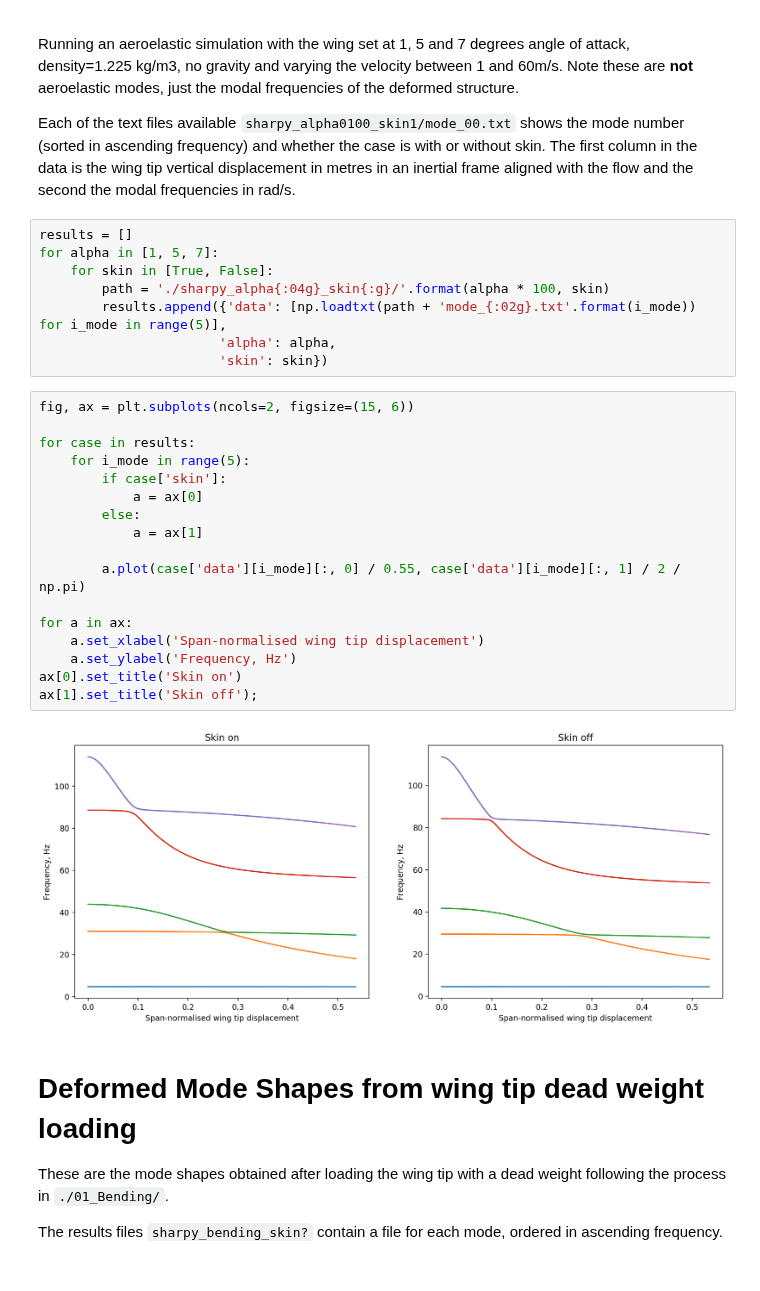
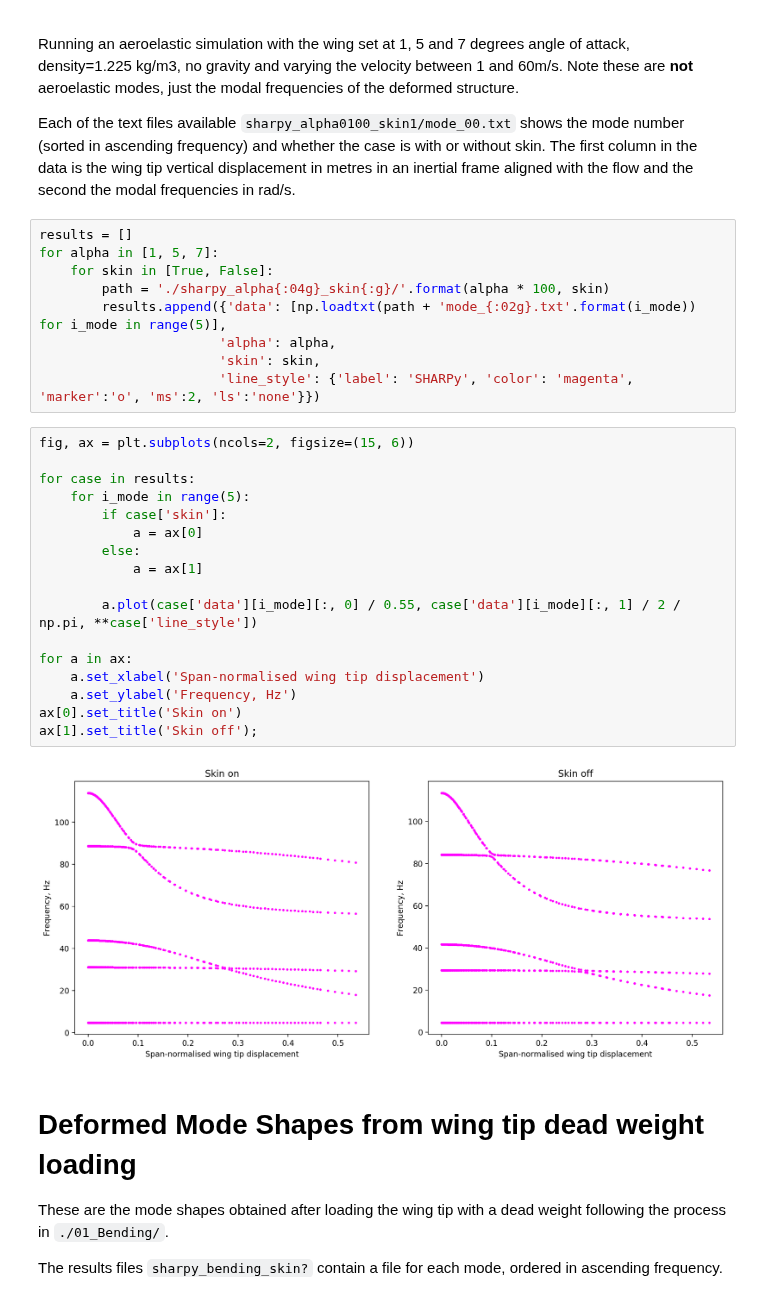
Before and after one commit to ngoiz/pazy-aepw3-results, a Jupyter notebook: 04_DeformedModal/04_DeformedModalResults.ipynb, the cells around one changed output. Cells and saved outputs as stored; diff of their text form.

Commit message:
Update style in plots

```diff
--- a/04_DeformedModal/04_DeformedModalResults.ipynb
+++ b/04_DeformedModal/04_DeformedModalResults.ipynb
@@ -29,26 +29,27 @@ for alpha in [1, 5, 7]:
         path = './sharpy_alpha{:04g}_skin{:g}/'.format(alpha * 100, skin)
         results.append({'data': [np.loadtxt(path + 'mode_{:02g}.txt'.format(i_mode)) for i_mode in range(5)],
                        'alpha': alpha,
-                       'skin': skin})
+                       'skin': skin,
+                       'line_style': {'label': 'SHARPy', 'color': 'magenta', 'marker':'o', 'ms':2, 'ls':'none'}})
 # %%
 fig, ax = plt.subplots(ncols=2, figsize=(15, 6))
 
 for case in results:
     for i_mode in range(5):
         if case['skin']:
             a = ax[0]
         else:
             a = ax[1]
 
-        a.plot(case['data'][i_mode][:, 0] / 0.55, case['data'][i_mode][:, 1] / 2 / np.pi)
+        a.plot(case['data'][i_mode][:, 0] / 0.55, case['data'][i_mode][:, 1] / 2 / np.pi, **case['line_style'])
 
 for a in ax:
     a.set_xlabel('Span-normalised wing tip displacement')
     a.set_ylabel('Frequency, Hz')
 ax[0].set_title('Skin on')
 ax[1].set_title('Skin off');
 # %% [output]
-[figure, old version]
+[figure, new version]
 # %% [markdown]
 # Deformed Mode Shapes from wing tip dead weight loading
 
```
Also changed, not shown: parts of 8 cells of this notebook.
